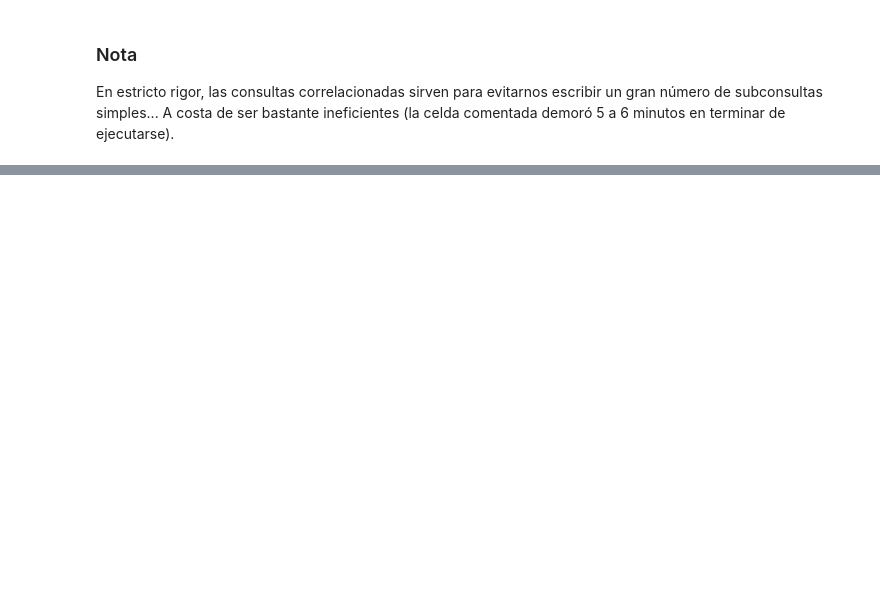
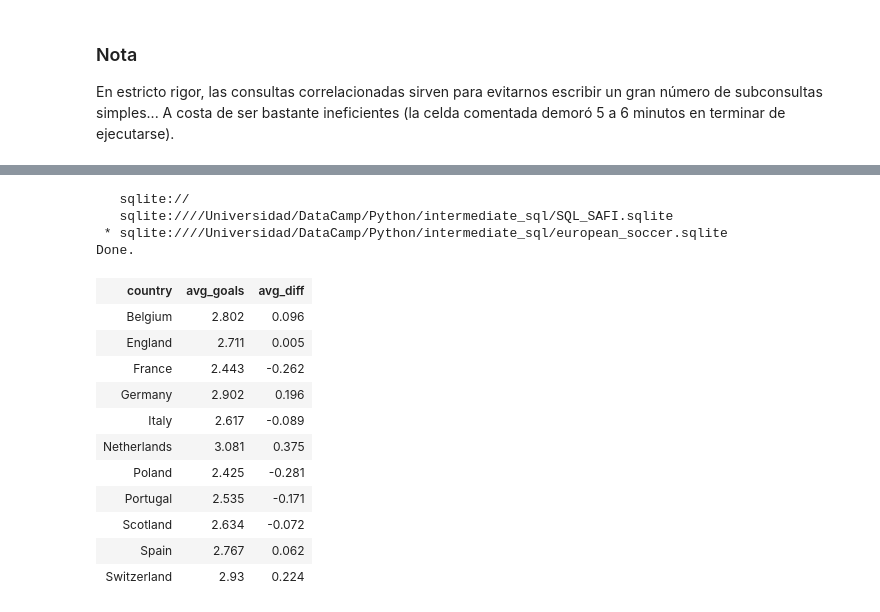
Before and after one commit to adinamarca/notebooks, a Jupyter notebook: SQL/intermediate_sql/notebook.ipynb, the cells around one changed output, grey strips where cells are left out. Saved outputs shown, nothing was run; the diff lists cells and outputs as text; code cells hidden in the pictures; blank space fills up the shorter version.

```diff
--- a/SQL/intermediate_sql/notebook.ipynb
+++ b/SQL/intermediate_sql/notebook.ipynb
@@ -2821,0 +2848,25 @@ En estricto rigor, las consultas correlacionadas sirven para evitarnos escribir
+# %%
+%sql SELECT c.name AS country, \
+ROUND(AVG(m.home_team_goal + m.away_team_goal), 3) AS avg_goals, \
+ROUND(AVG(m.home_team_goal + m.away_team_goal) - (SELECT AVG(home_team_goal + away_team_goal) FROM match), 3) AS avg_diff \
+FROM country AS c \
+LEFT JOIN match AS m \
+ON c.id = m.country_id \
+GROUP BY country
+# %% [output]
+   sqlite://
+   sqlite:////Universidad/DataCamp/Python/intermediate_sql/SQL_SAFI.sqlite
+ * sqlite:////Universidad/DataCamp/Python/intermediate_sql/european_soccer.sqlite
+Done.
+| country | avg_goals | avg_diff |
+| Belgium | 2.802 | 0.096 |
+| England | 2.711 | 0.005 |
+| France | 2.443 | -0.262 |
+| Germany | 2.902 | 0.196 |
+| Italy | 2.617 | -0.089 |
+| Netherlands | 3.081 | 0.375 |
+| Poland | 2.425 | -0.281 |
+| Portugal | 2.535 | -0.171 |
+| Scotland | 2.634 | -0.072 |
+| Spain | 2.767 | 0.062 |
+| Switzerland | 2.93 | 0.224 |
```
Also changed, not shown: parts of 23 cells of this notebook.
